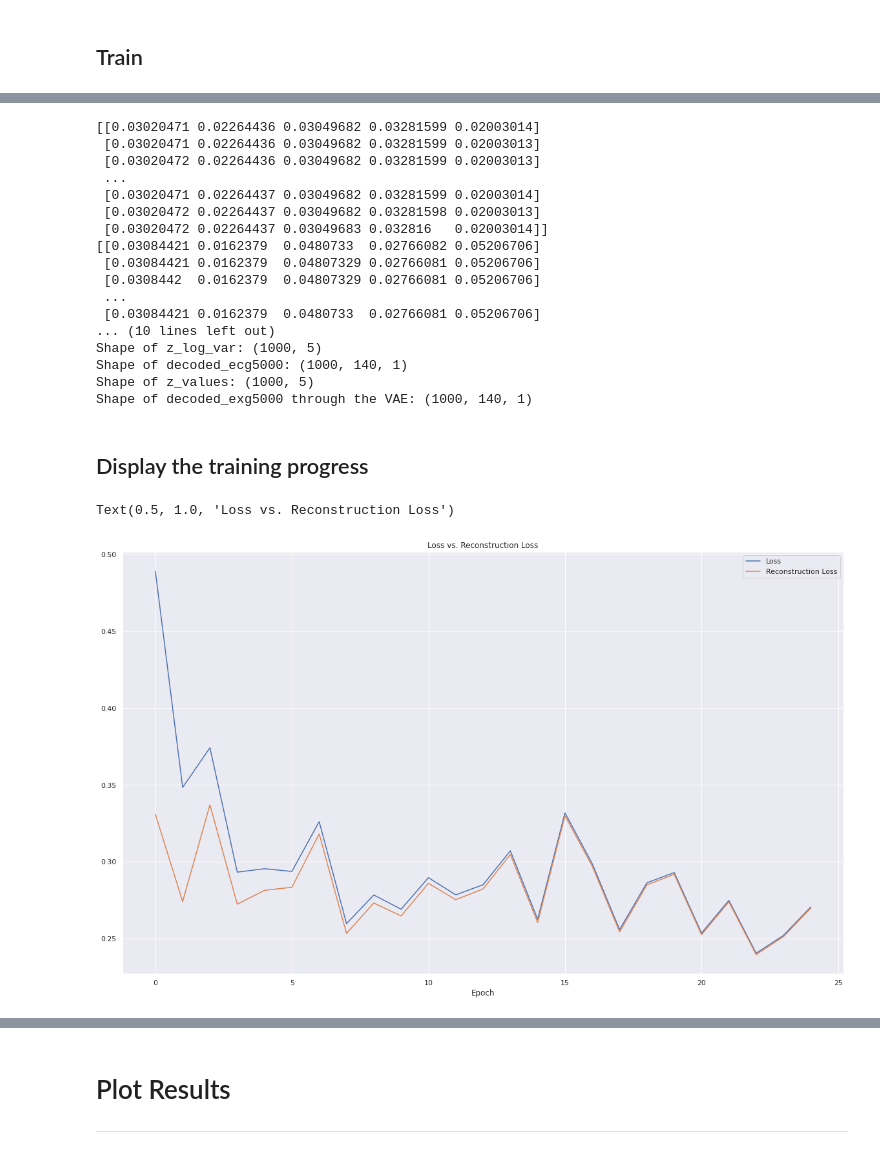
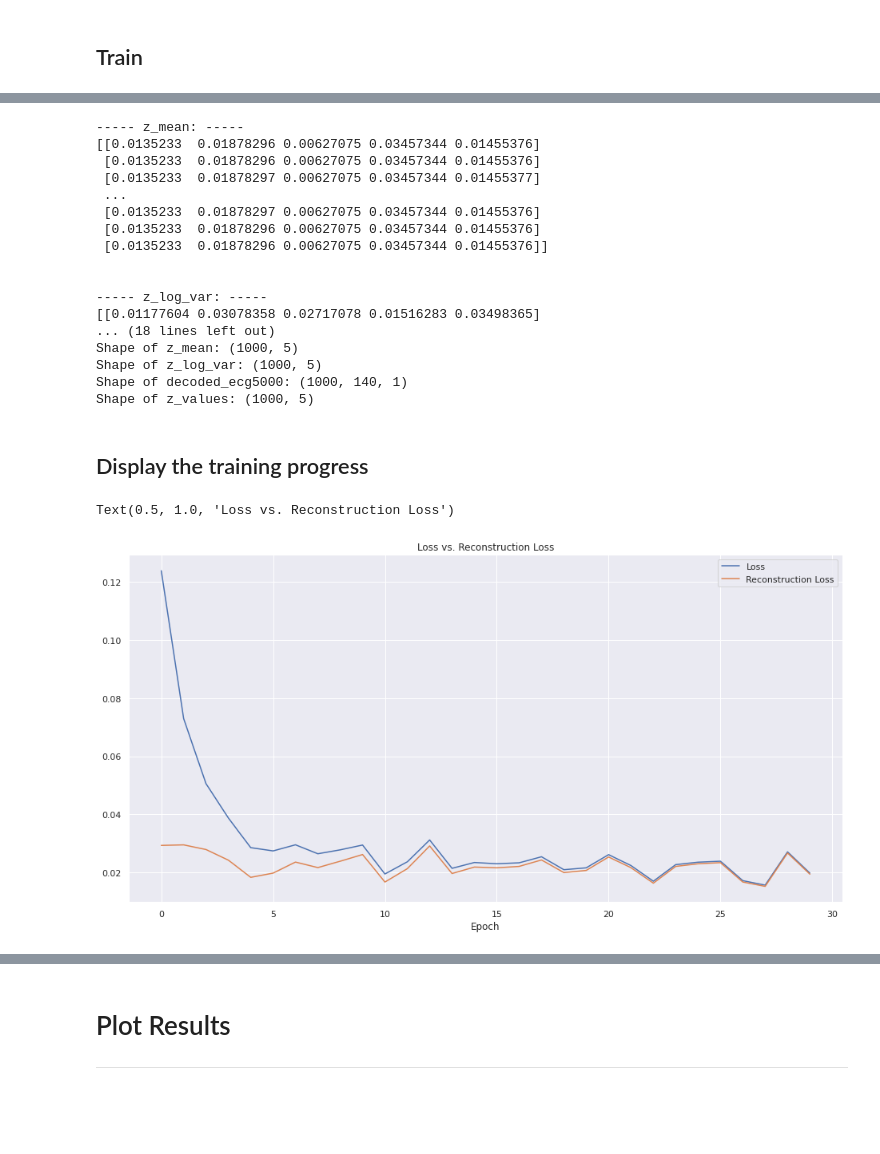
Before and after one commit to nina-prog/sem-data-analysis-VAE, a Jupyter notebook: VAE_v2.0.ipynb, the cells around one changed output, grey strips where cells are left out. Cells and saved outputs as stored; diff of their text form; code cells hidden in the pictures; blank space fills up the shorter version.

```diff
--- a/VAE_v2.0.ipynb
+++ b/VAE_v2.0.ipynb
@@ -165,9 +165,9 @@ class Sampling(layers.Layer):
 ### Model Properties
 encoding_dim = 140
 latent_dim = 5
-epochs = 25
+epochs = 30
 batch_size = 32
-drop_out_rate = 0.2
+drop_out_rate = 0.9
 # %% [markdown]
 ## Encoder
 # %%
@@ -300,7 +300,8 @@ class VAE(keras.Model):
             reconstruction = decoder(z)
             # reconstruction_loss = distance between Input and Output
             reconstruction_loss = tf.reduce_mean(
-                keras.losses.binary_crossentropy(data, reconstruction)
+                #Alternative: keras.losses.binary_crossentropy(data, reconstruction)
+                keras.losses.mean_squared_error(data, reconstruction)
             )
             # reconstruction_loss *= 28 * 28
             # kl_loss = distance between distributions and thus ensures the regular laten space
@@ -358,11 +359,15 @@ Epoch 25/25
 
 # Extract myu i.e. z_mean
 z_mean = encoder.predict(x_test)[0]
+print("----- z_mean: -----")
 print(z_mean)
+print("\n")
 
 # Extract sigma i.e. z_log_var
 z_log_var = encoder.predict(x_test)[1]
+print("----- z_log_var: -----")
 print(z_log_var)
+print("\n")
 
 # Predict x_test through encoder then through decoder
 z_values = encoder.predict(x_test)[2] # z values
@@ -371,7 +376,9 @@ decoded_ecg5000 = decoder.predict(z_values)
 # z_values contains list of each z_value per sample, i.e. we get 1000 SubLists with 5 elements in each.
 # Those 5 elements (z_values for Sample i) is our bottleneck which the decoder
 # recieves.
+print("----- z_values: -----")
 print(z_values)
+print("\n")
 
 # Or predict directly through the VAE (Should do the same??? Not sure...)
 # decoded_ecg5000_through_VAE = vae.predict(x_test)
@@ -383,36 +390,36 @@ print("Shape of z_values: {}".format(z_values.shape))
 
 # print("Shape of decoded_exg5000 through the VAE: {}".format(decoded_ecg5000_through_VAE.shape))
 # %% [output]
-[[0.03020471 0.02264436 0.03049682 0.03281599 0.02003014]
- [0.03020471 0.02264436 0.03049682 0.03281599 0.02003013]
- [0.03020472 0.02264436 0.03049682 0.03281599 0.02003013]
+----- z_mean: -----
+[[0.0135233  0.01878296 0.00627075 0.03457344 0.01455376]
+ [0.0135233  0.01878296 0.00627075 0.03457344 0.01455376]
+ [0.0135233  0.01878297 0.00627075 0.03457344 0.01455377]
  ...
- [0.03020471 0.02264437 0.03049682 0.03281599 0.02003014]
- [0.03020472 0.02264437 0.03049682 0.03281598 0.02003013]
- [0.03020472 0.02264437 0.03049683 0.032816   0.02003014]]
-[[0.03084421 0.0162379  0.0480733  0.02766082 0.05206706]
- [0.03084421 0.0162379  0.04807329 0.02766081 0.05206706]
- [0.0308442  0.0162379  0.04807329 0.02766081 0.05206706]
- ...
- [0.03084421 0.0162379  0.0480733  0.02766081 0.05206706]
-... (10 lines left out)
+ [0.0135233  0.01878297 0.00627075 0.03457344 0.01455376]
+ [0.0135233  0.01878296 0.00627075 0.03457344 0.01455376]
+ [0.0135233  0.01878296 0.00627075 0.03457344 0.01455376]]
+
+
+----- z_log_var: -----
+[[0.01177604 0.03078358 0.02717078 0.01516283 0.03498365]
+... (18 lines left out)
+Shape of z_mean: (1000, 5)
 Shape of z_log_var: (1000, 5)
 Shape of decoded_ecg5000: (1000, 140, 1)
 Shape of z_values: (1000, 5)
-Shape of decoded_exg5000 through the VAE: (1000, 140, 1)
 # %% [markdown]
 ## Display the training progress
 # %%
 ### Loss vs Reconstruction_loss
-plt.figure(figsize=(20,12))
+plt.figure(figsize=(16,8))
 plt.plot(history.history['loss'])
 plt.plot(history.history['reconstruction_loss'])
 plt.legend(["Loss", "Reconstruction Loss"])
 plt.xlabel("Epoch")
 plt.title("Loss vs. Reconstruction Loss")
 # %% [output]
 Text(0.5, 1.0, 'Loss vs. Reconstruction Loss')
-[figure, old version]
+[figure, new version]
 # %%
 ### Train loss vs val loss
 #Returns the loss value & metrics values for the model in test mode
```
Also changed, not shown: parts of 7 cells of this notebook.
